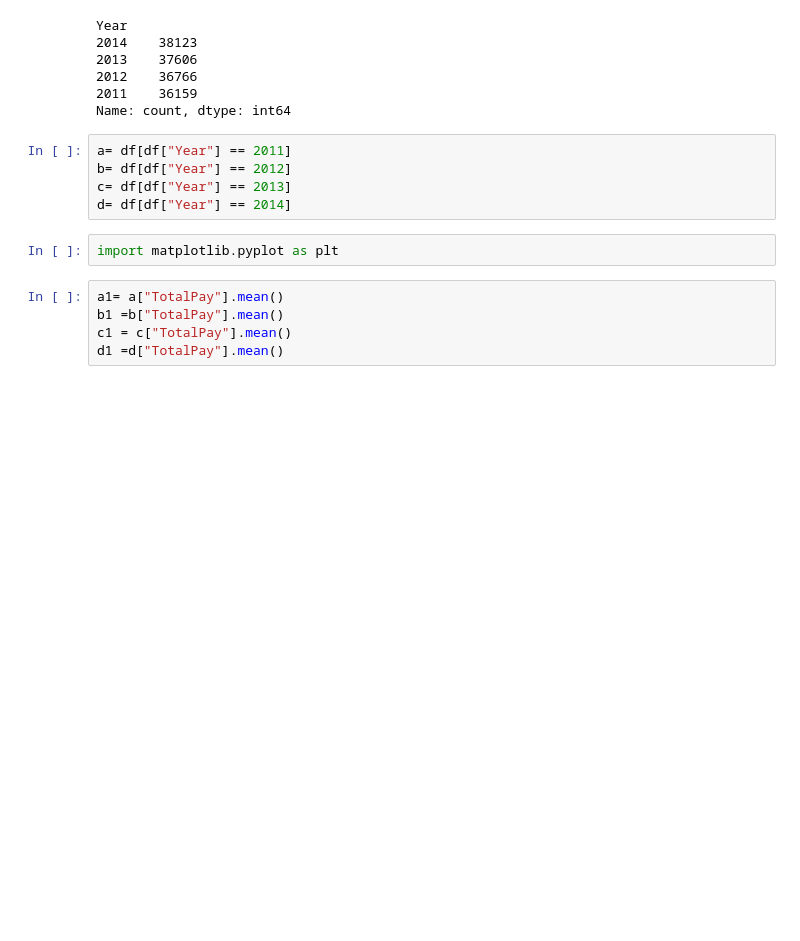
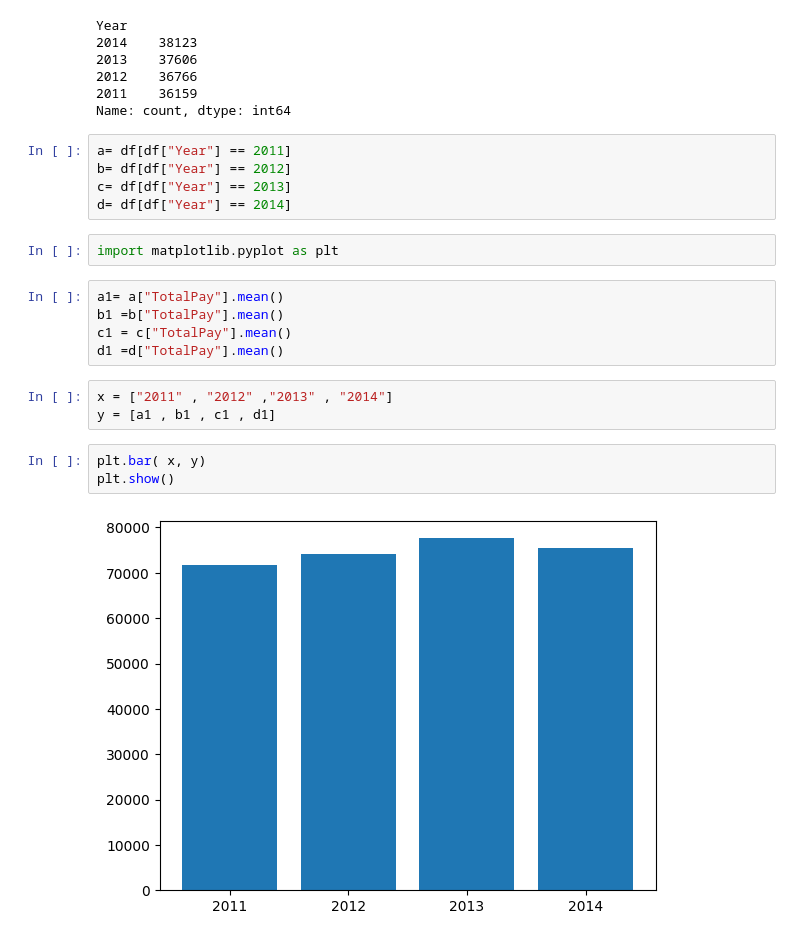
Before and after one commit to AraschNikvari/preprocessing, a Jupyter notebook: ara.ipynb, the cells around one changed output. Cells and saved outputs as stored; diff of their text form; blank space fills up the shorter version.

```diff
--- a/ara.ipynb
+++ b/ara.ipynb
@@ -171,3 +171,11 @@ a1= a["TotalPay"].mean()
 b1 =b["TotalPay"].mean()
 c1 = c["TotalPay"].mean()
 d1 =d["TotalPay"].mean()
+# %%
+x = ["2011" , "2012" ,"2013" , "2014"]
+y = [a1 , b1 , c1 , d1]
+# %%
+plt.bar( x, y)
+plt.show()
+# %% [output]
+[figure, added]
```
